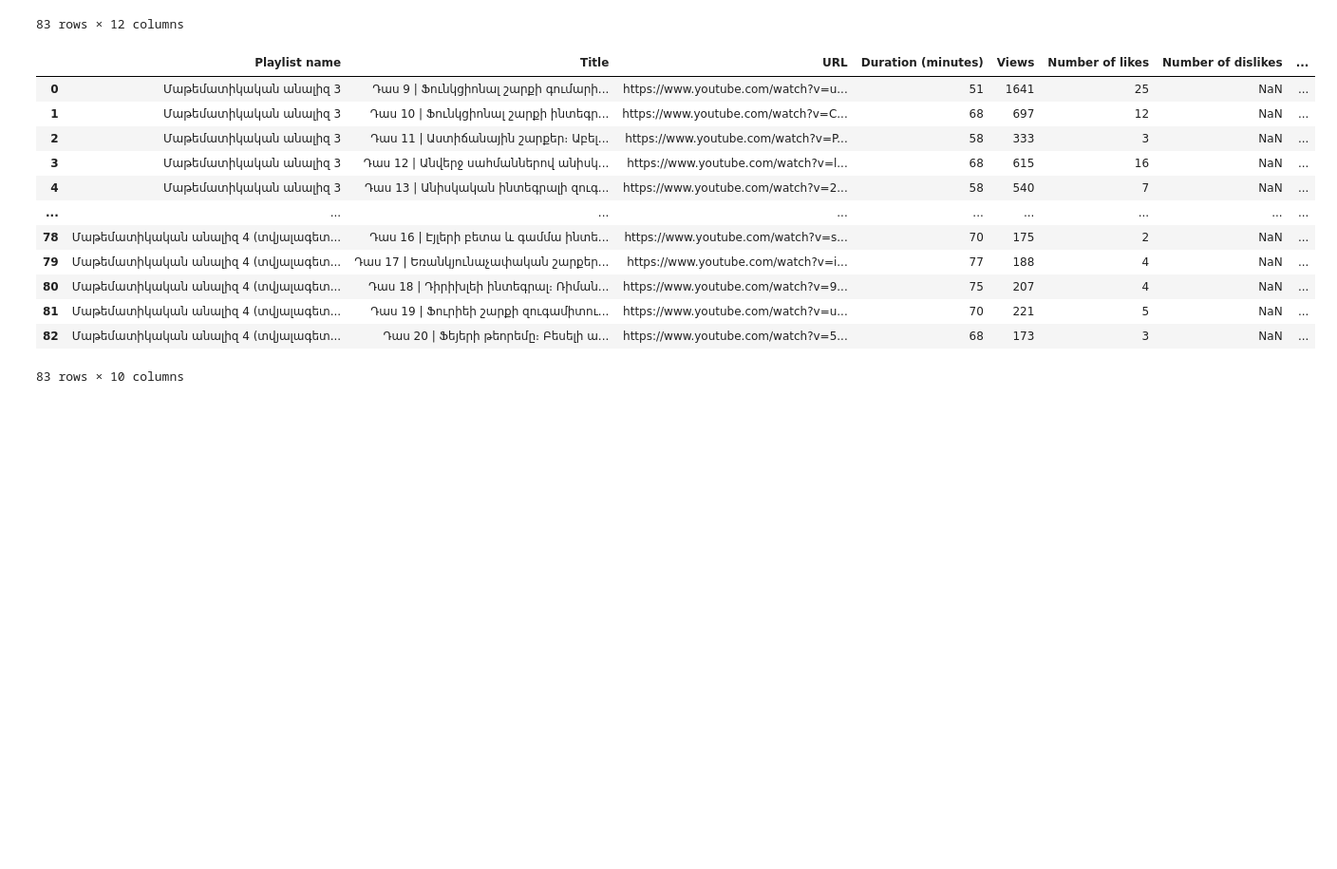
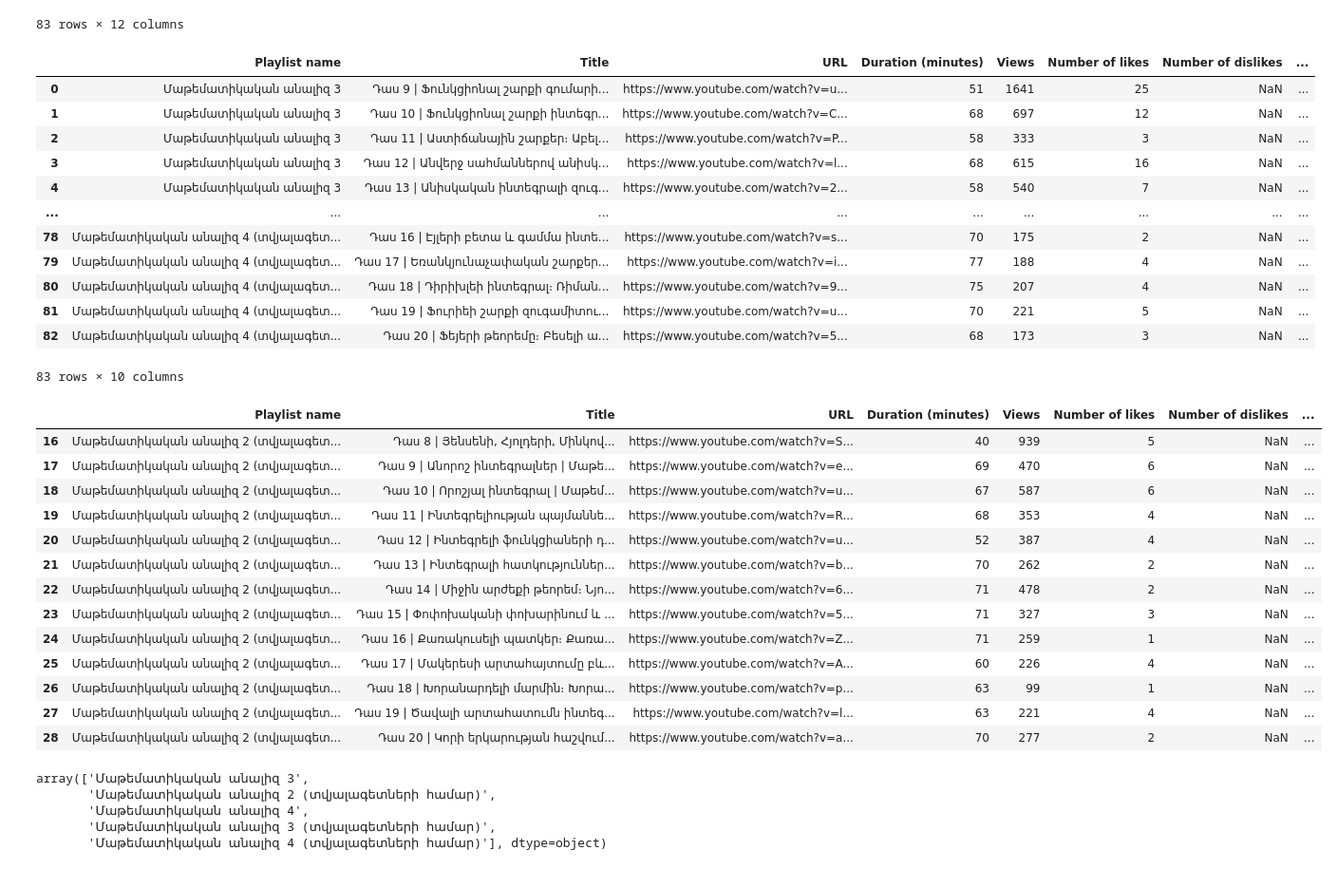
Before and after one commit to HaykTarkhanyan/manr_munr, a Jupyter notebook: musoyan/bzbz.ipynb, the cells around one changed output. Shown: that part at 95% size. Saved outputs shown, nothing was run; the diff lists cells and outputs as text; code cells hidden in the pictures; blank space fills up the shorter version.

Commit message:
part 2

```diff
--- a/musoyan/bzbz.ipynb
+++ b/musoyan/bzbz.ipynb
@@ -238,9 +240,10 @@ def insert_bookmarks(
 # -------------------------------------------------------------------------
 
 if __name__ == "__main__":
-    INPUT_PDF   = Path("input.pdf")               # original PDF
-    OUTPUT_PDF  = Path("output_bookmarked.pdf")   # destination
-    TOC_JSON    = Path("fixed_bookmarks.json")                # the nested TOC we built
+    part = "2"
+    INPUT_PDF   = Path(f"musoyan_{part}.pdf")               # original PDF
+    OUTPUT_PDF  = Path(f"out_pdf/musoyan_{part}_bookmarks.pdf")   # destination
+    TOC_JSON    = Path(f"bookmarks_final/fixed_bookmarks_{part}.json")                # the nested TOC we built
     PAGE_OFFSET = 0                               # shift if page-1 ≠ PDF-page-0
 
     toc = json.loads(TOC_JSON.read_text(encoding="utf-8"))
@@ -655,3 +658,28 @@ Number of comments
 | 81 | Մաթեմատիկական անալիզ 4 (տվյալագետ... | Դաս 19 | Ֆուրիեի շարքի զուգամիտու... | https://www.youtube.com/watch?v=u... | 70 | 221 | 5 | NaN | ... |
 | 82 | Մաթեմատիկական անալիզ 4 (տվյալագետ... | Դաս 20 | Ֆեյերի թեորեմը։ Բեսելի ա... | https://www.youtube.com/watch?v=5... | 68 | 173 | 3 | NaN | ... |
 83 rows × 10 columns
+# %%
+df[df["Playlist name"] == "Մաթեմատիկական անալիզ 2 (տվյալագետների համար)"]
+# %% [output]
+|  | Playlist name | Title | URL | Duration (minutes) | Views | Number of likes | Number of dislikes | ... |
+| 16 | Մաթեմատիկական անալիզ 2 (տվյալագետ... | Դաս 8 | Յենսենի, Հյոլդերի, Մինկով... | https://www.youtube.com/watch?v=S... | 40 | 939 | 5 | NaN | ... |
+| 17 | Մաթեմատիկական անալիզ 2 (տվյալագետ... | Դաս 9 | Անորոշ ինտեգրալներ | Մաթե... | https://www.youtube.com/watch?v=e... | 69 | 470 | 6 | NaN | ... |
+| 18 | Մաթեմատիկական անալիզ 2 (տվյալագետ... | Դաս 10 | Որոշյալ ինտեգրալ | Մաթեմ... | https://www.youtube.com/watch?v=u... | 67 | 587 | 6 | NaN | ... |
+| 19 | Մաթեմատիկական անալիզ 2 (տվյալագետ... | Դաս 11 | Ինտեգրելիության պայմաննե... | https://www.youtube.com/watch?v=R... | 68 | 353 | 4 | NaN | ... |
+| 20 | Մաթեմատիկական անալիզ 2 (տվյալագետ... | Դաս 12 | Ինտեգրելի ֆունկցիաների դ... | https://www.youtube.com/watch?v=u... | 52 | 387 | 4 | NaN | ... |
+| 21 | Մաթեմատիկական անալիզ 2 (տվյալագետ... | Դաս 13 | Ինտեգրալի հատկություններ... | https://www.youtube.com/watch?v=b... | 70 | 262 | 2 | NaN | ... |
+| 22 | Մաթեմատիկական անալիզ 2 (տվյալագետ... | Դաս 14 | Միջին արժեքի թեորեմ։ Նյո... | https://www.youtube.com/watch?v=6... | 71 | 478 | 2 | NaN | ... |
+| 23 | Մաթեմատիկական անալիզ 2 (տվյալագետ... | Դաս 15 | Փոփոխականի փոխարինում և ... | https://www.youtube.com/watch?v=5... | 71 | 327 | 3 | NaN | ... |
+| 24 | Մաթեմատիկական անալիզ 2 (տվյալագետ... | Դաս 16 | Քառակուսելի պատկեր։ Քառա... | https://www.youtube.com/watch?v=Z... | 71 | 259 | 1 | NaN | ... |
+| 25 | Մաթեմատիկական անալիզ 2 (տվյալագետ... | Դաս 17 | Մակերեսի արտահայտումը բև... | https://www.youtube.com/watch?v=A... | 60 | 226 | 4 | NaN | ... |
+| 26 | Մաթեմատիկական անալիզ 2 (տվյալագետ... | Դաս 18 | Խորանարդելի մարմին։ Խորա... | https://www.youtube.com/watch?v=p... | 63 | 99 | 1 | NaN | ... |
+| 27 | Մաթեմատիկական անալիզ 2 (տվյալագետ... | Դաս 19 | Ծավալի արտահատումն ինտեգ... | https://www.youtube.com/watch?v=l... | 63 | 221 | 4 | NaN | ... |
+| 28 | Մաթեմատիկական անալիզ 2 (տվյալագետ... | Դաս 20 | Կորի երկարության հաշվում... | https://www.youtube.com/watch?v=a... | 70 | 277 | 2 | NaN | ... |
+# %%
+df["Playlist name"].unique()
+# %% [output]
+array(['Մաթեմատիկական անալիզ 3',
+       'Մաթեմատիկական անալիզ 2 (տվյալագետների համար)',
+       'Մաթեմատիկական անալիզ 4',
+       'Մաթեմատիկական անալիզ 3 (տվյալագետների համար)',
+       'Մաթեմատիկական անալիզ 4 (տվյալագետների համար)'], dtype=object)
```
Also changed, not shown: parts of 4 cells of this notebook, 8 other files.
